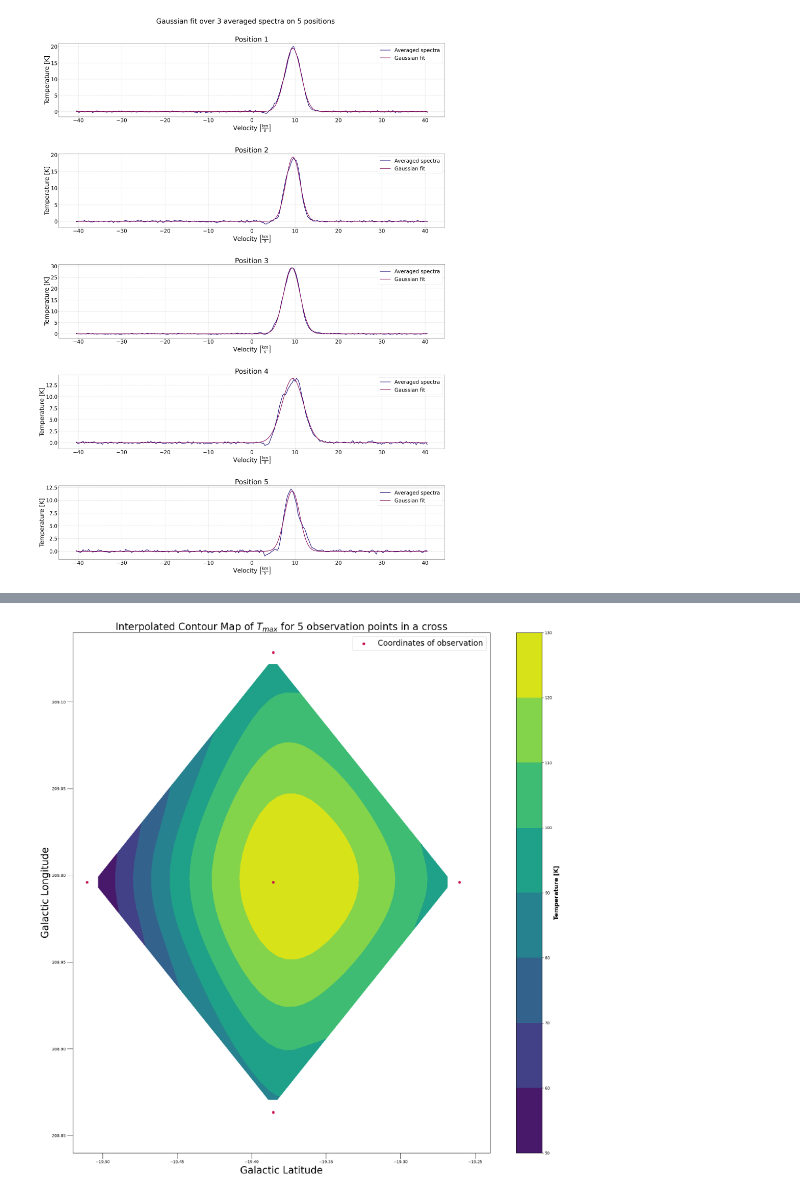
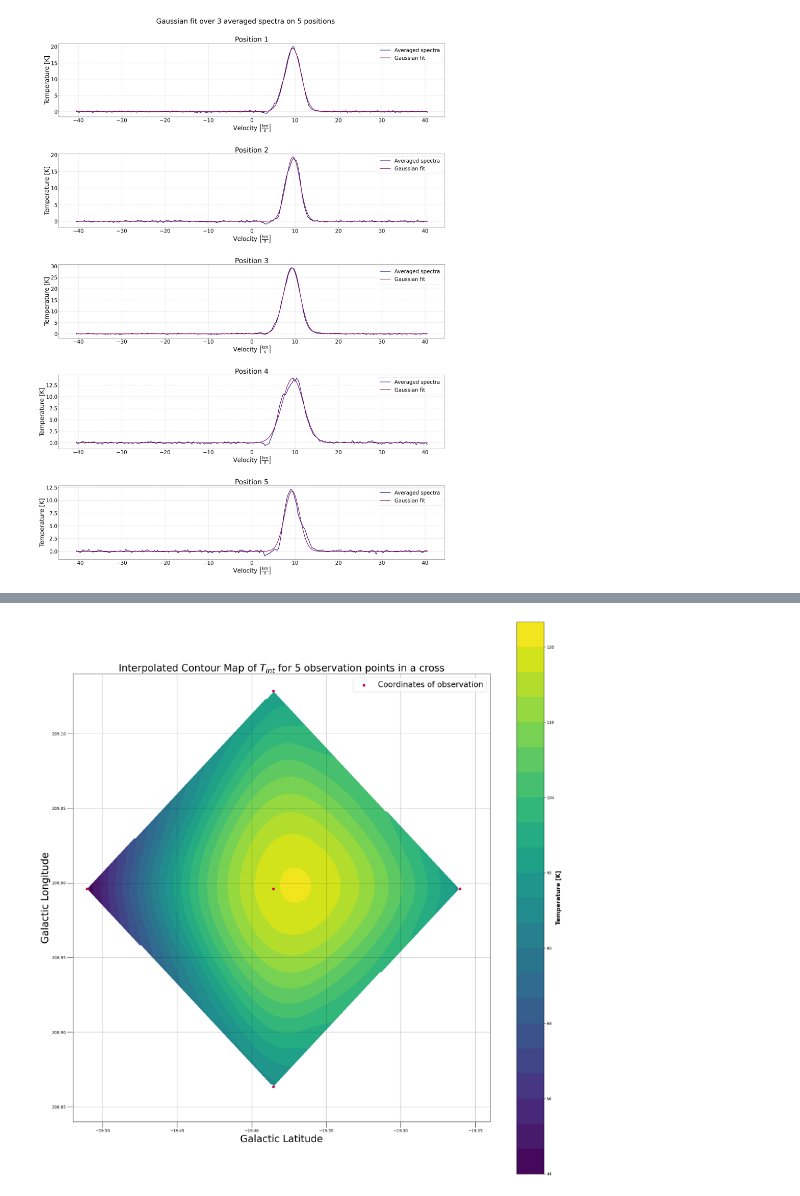
Before and after one commit to CrushinAngel/Astronomia_Experimental, a Jupyter notebook: Informe_1/Fits_Observations.ipynb, the cells around one changed output, grey strips where cells are left out. Saved outputs shown, nothing was run; the diff lists cells and outputs as text; code cells hidden in the pictures.

```diff
--- a/Informe_1/Fits_Observations.ipynb
+++ b/Informe_1/Fits_Observations.ipynb
@@ -239,12 +239,12 @@ points = np.array(points)
 
 T_max = np.array(T_max)
 
-gridx, gridy = np.mgrid[-19.52:-19.24:50j, 208.84:209.14:50j]
+gridx, gridy = np.mgrid[-19.52:-19.24:300j, 208.84:209.14:300j]
 
 gridz = griddata(points, T_max, (gridx, gridy), method = 'cubic')
 
 plt.figure(figsize = (20, 20), layout = 'tight')
-plt.contourf(gridx, gridy, gridz, cmap = "viridis")
+plt.contourf(gridx, gridy, gridz, levels = 20, cmap = "viridis")
 cb = plt.colorbar()
 cb.set_label(label='Temperature [K]', weight='bold', size = 15)
 plt.scatter(points[:, 0], points[:, 1], color = '#c90e50', label = 'Coordinates of observation', zorder = 5)
@@ -252,6 +252,8 @@ plt.title('Interpolated Contour Map of $T_{max}$ for 5 observation points in a c
 plt.xlabel('Galactic Latitude', fontsize = 25)
 plt.ylabel('Galactic Longitude', fontsize = 25)
 plt.tick_params(size = 15)
+plt.gca().set_aspect('equal', adjustable = 'box')
+plt.grid(True, linestyle = '-', alpha = 0.3, color = 'k')
 plt.legend(fontsize = 20)
 plt.show()
 # %% [output]
@@ -260,22 +262,24 @@ plt.show()
 # %%
 T_int = []
 for i in range(len(means_v_pos)):
     T_int.append(np.trapezoid(means_v_pos[i], means_T_pos[i]))
 
 T_int = np.array(T_int)
 
 gridzint = griddata(points, T_int, (gridx, gridy), method = 'cubic')
 
 plt.figure(figsize = (20, 20), layout = 'tight')
-plt.contourf(gridx, gridy, gridzint, cmap = "viridis")
+plt.contourf(gridx, gridy, gridzint, levels = 20, cmap = "viridis")
 cb = plt.colorbar()
 cb.set_label(label='Temperature [K]', weight='bold', size = 15)
 plt.scatter(points[:, 0], points[:, 1], color = '#c90e50', label = 'Coordinates of observation', zorder = 5)
 plt.title('Interpolated Contour Map of $T_{int}$ for 5 observation points in a cross', fontsize = 25)
 plt.xlabel('Galactic Latitude', fontsize = 25)
 plt.ylabel('Galactic Longitude', fontsize = 25)
 plt.tick_params(size = 15)
+plt.gca().set_aspect('equal', adjustable = 'box')
+plt.grid(True, linestyle = '-', alpha = 0.3, color = 'k')
 plt.legend(fontsize = 20)
 plt.show()
 # %% [output]
-[figure, old version]
+[figure, new version]
```
Also changed, not shown: parts of 1 cell of this notebook.
